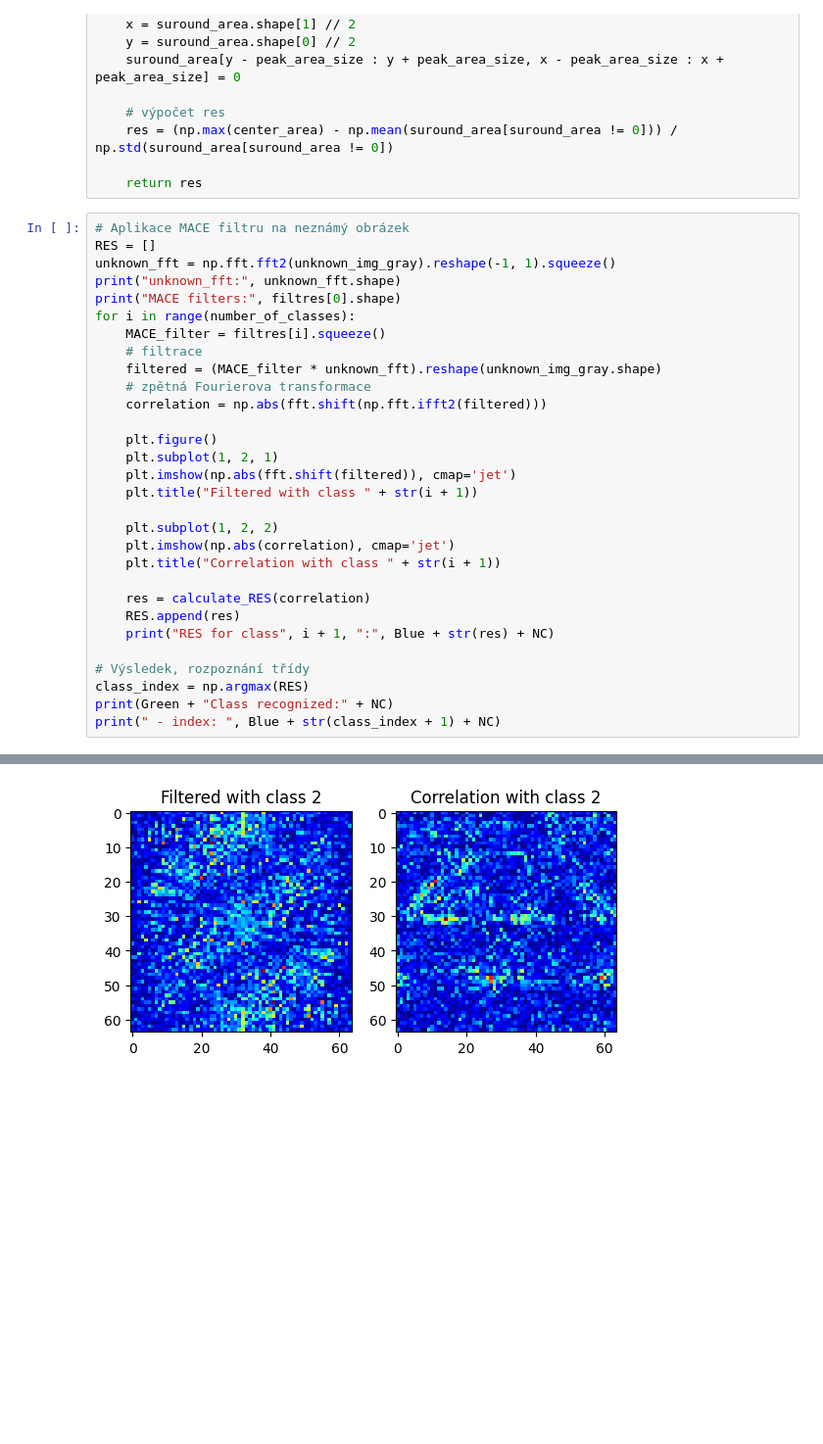
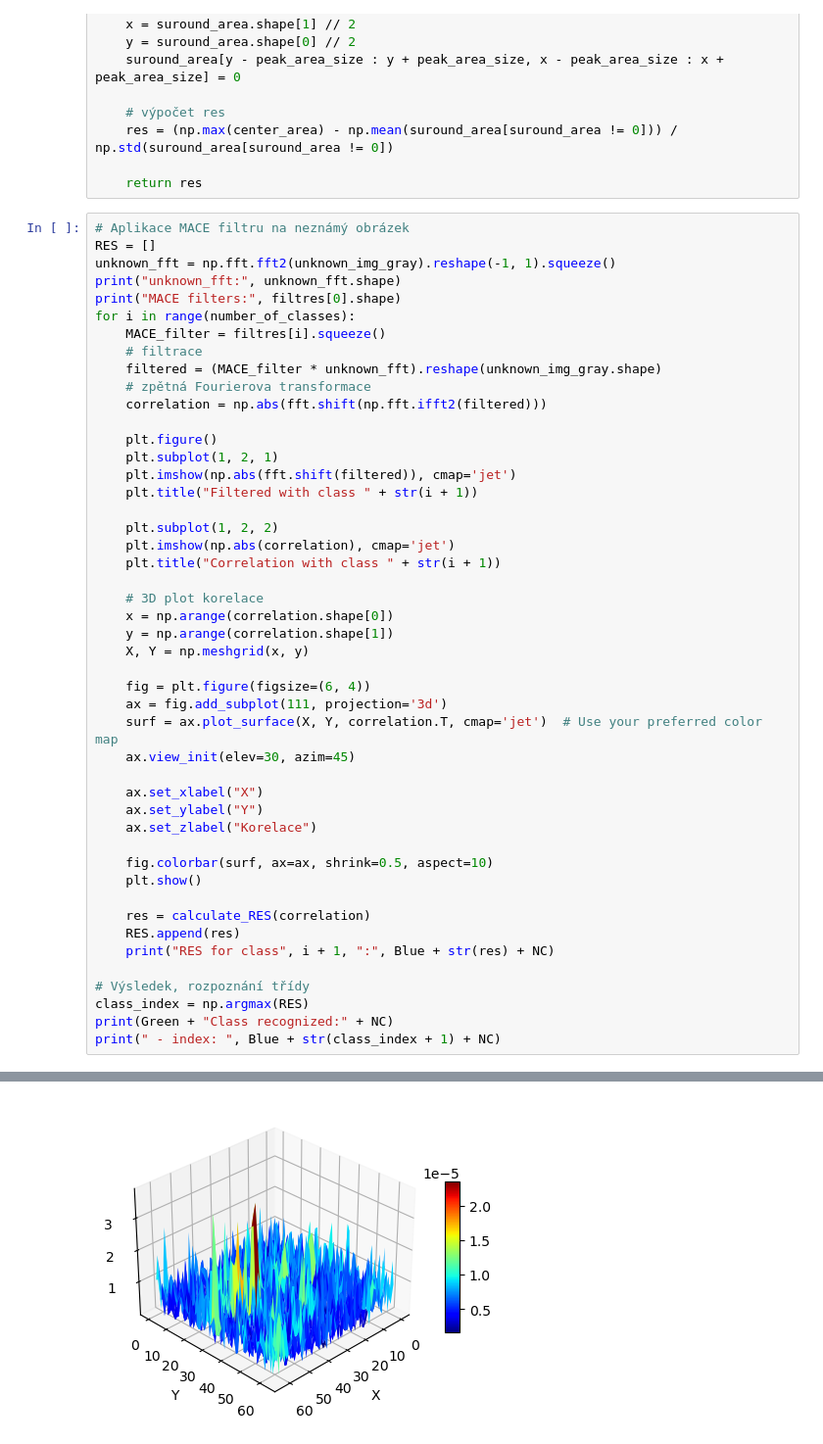
Before and after one commit to TUL-IT-2020/PVI-Pocitacove_videni, a Jupyter notebook: cviceni/cv11/PVI_C11.ipynb, the cells around one changed output, grey strips where cells are left out. Shown at 98% size. Drawn from its saved outputs; the diff is of its cells as text; blank space fills up the shorter version.

```diff
--- a/cviceni/cv11/PVI_C11.ipynb
+++ b/cviceni/cv11/PVI_C11.ipynb
@@ -269,6 +272,23 @@ for i in range(number_of_classes):
     plt.imshow(np.abs(correlation), cmap='jet')
     plt.title("Correlation with class " + str(i + 1))
 
+    # 3D plot korelace
+    x = np.arange(correlation.shape[0])
+    y = np.arange(correlation.shape[1])
+    X, Y = np.meshgrid(x, y)
+
+    fig = plt.figure(figsize=(6, 4))
+    ax = fig.add_subplot(111, projection='3d')
+    surf = ax.plot_surface(X, Y, correlation.T, cmap='jet')  # Use your preferred color map
+    ax.view_init(elev=30, azim=45)
+
+    ax.set_xlabel("X")
+    ax.set_ylabel("Y")
+    ax.set_zlabel("Korelace")
+
+    fig.colorbar(surf, ax=ax, shrink=0.5, aspect=10)
+    plt.show()
+
     res = calculate_RES(correlation)
     RES.append(res)
     print("RES for class", i + 1, ":", Blue + str(res) + NC)
@@ -289 +304 @@ Class recognized:
-[figure, old version]
+[figure, new version]
```
Also changed, not shown: parts of 7 cells of this notebook.
